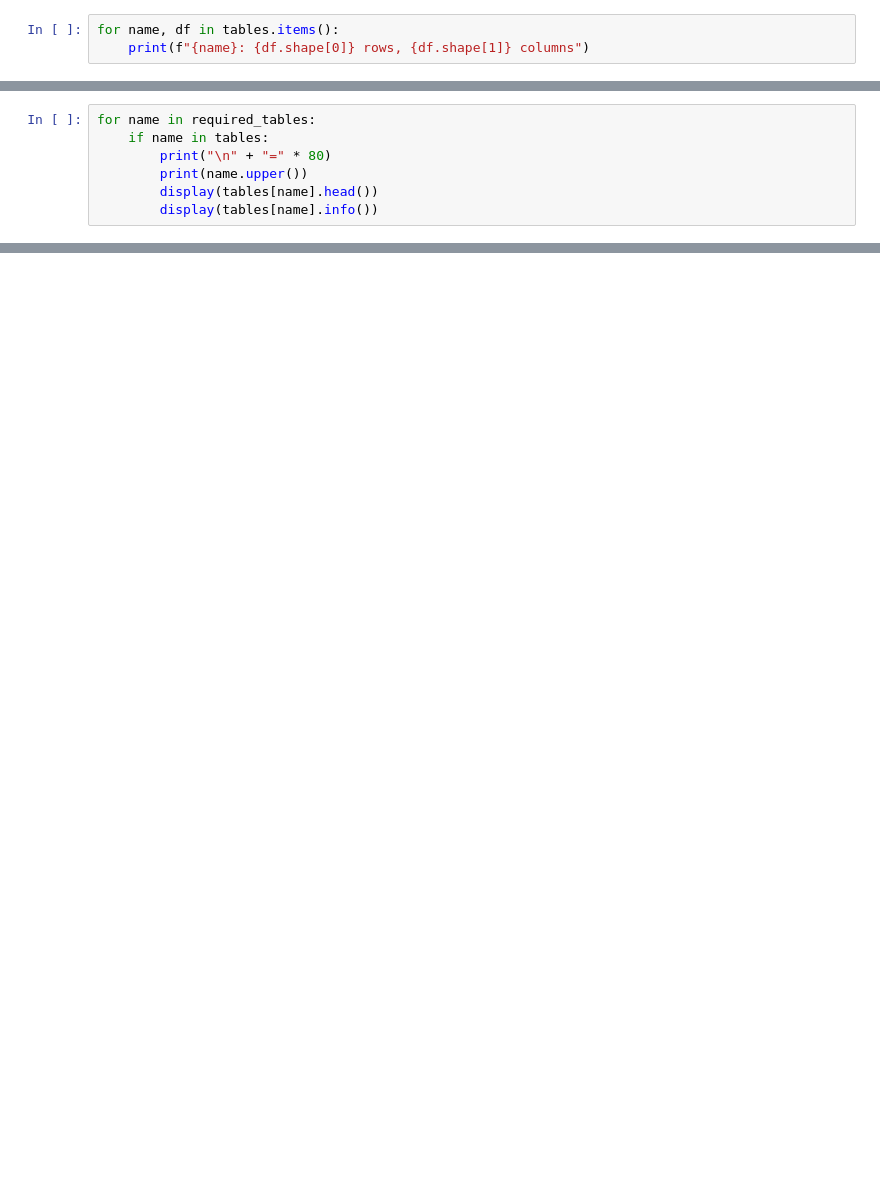
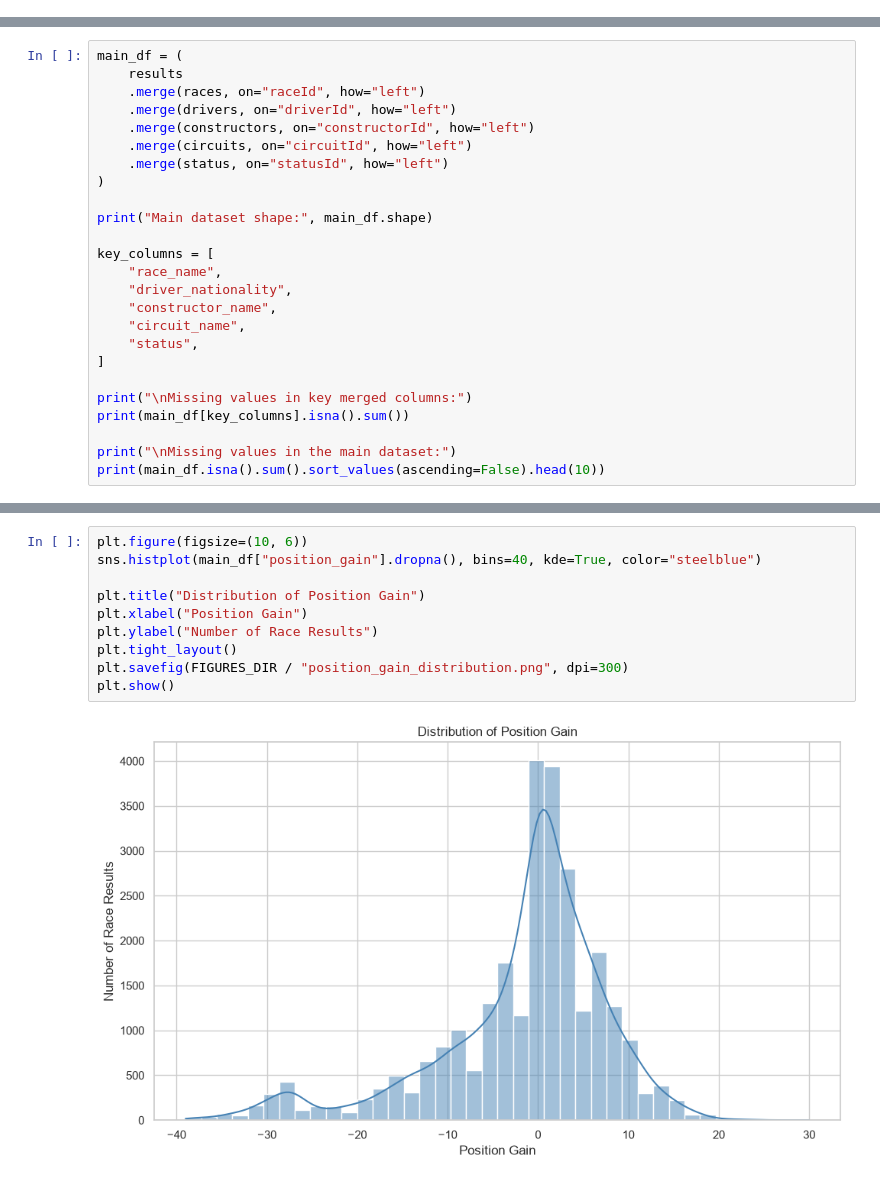
Before and after one commit to FVMM6/formula-1-performance-analytics, a Jupyter notebook: notebooks/formula_1_project.ipynb, the cells around one changed output, grey strips where cells are left out. Drawn from its saved outputs; the diff is of its cells as text; blank space fills up the shorter version.

```diff
--- a/notebooks/formula_1_project.ipynb
+++ b/notebooks/formula_1_project.ipynb
@@ -36,3 +0,0 @@ list(tables.keys())
-# %%
-for name, df in tables.items():
-    print(f"{name}: {df.shape[0]} rows, {df.shape[1]} columns")
@@ -53,7 +0,0 @@ else:
-# %%
-for name in required_tables:
-    if name in tables:
-        print("\n" + "=" * 80)
-        print(name.upper())
-        display(tables[name].head())
-        display(tables[name].info())
@@ -242,0 +291,25 @@ Summarize the main results here:
+# %%
+main_df = (
+    results
+    .merge(races, on="raceId", how="left")
+    .merge(drivers, on="driverId", how="left")
+    .merge(constructors, on="constructorId", how="left")
+    .merge(circuits, on="circuitId", how="left")
+    .merge(status, on="statusId", how="left")
+)
+
+print("Main dataset shape:", main_df.shape)
+
+key_columns = [
+    "race_name",
+    "driver_nationality",
+    "constructor_name",
+    "circuit_name",
+    "status",
+]
+
+print("\nMissing values in key merged columns:")
+print(main_df[key_columns].isna().sum())
+
+print("\nMissing values in the main dataset:")
+print(main_df.isna().sum().sort_values(ascending=False).head(10))
@@ -242,0 +469,12 @@ Summarize the main results here:
+# %%
+plt.figure(figsize=(10, 6))
+sns.histplot(main_df["position_gain"].dropna(), bins=40, kde=True, color="steelblue")
+
+plt.title("Distribution of Position Gain")
+plt.xlabel("Position Gain")
+plt.ylabel("Number of Race Results")
+plt.tight_layout()
+plt.savefig(FIGURES_DIR / "position_gain_distribution.png", dpi=300)
+plt.show()
+# %% [output]
+[figure, added]
```
Also changed, not shown: parts of 86 cells of this notebook.
